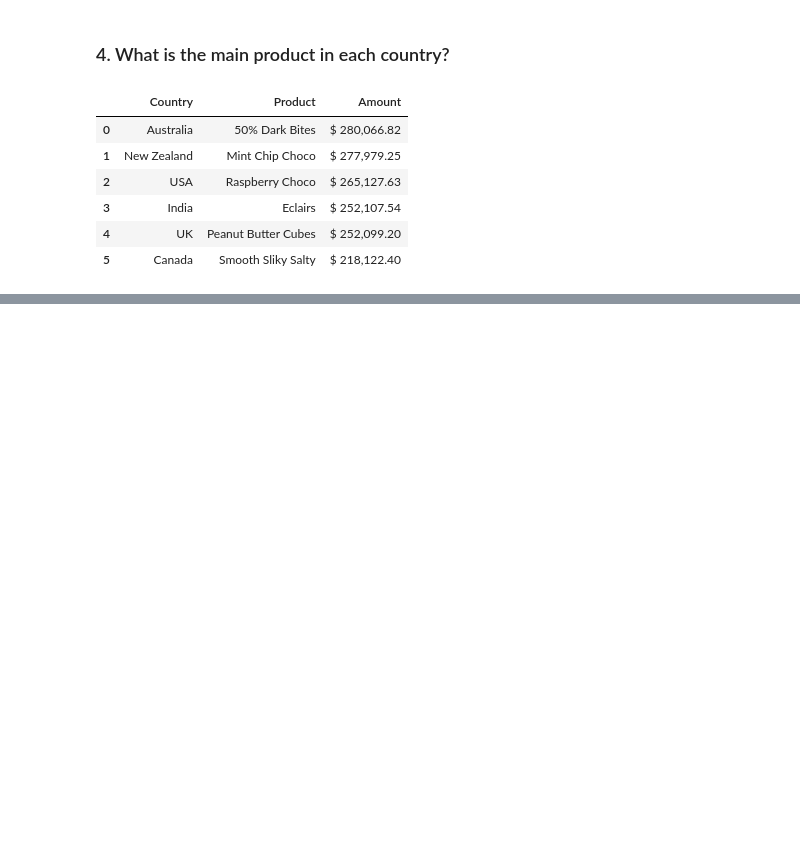
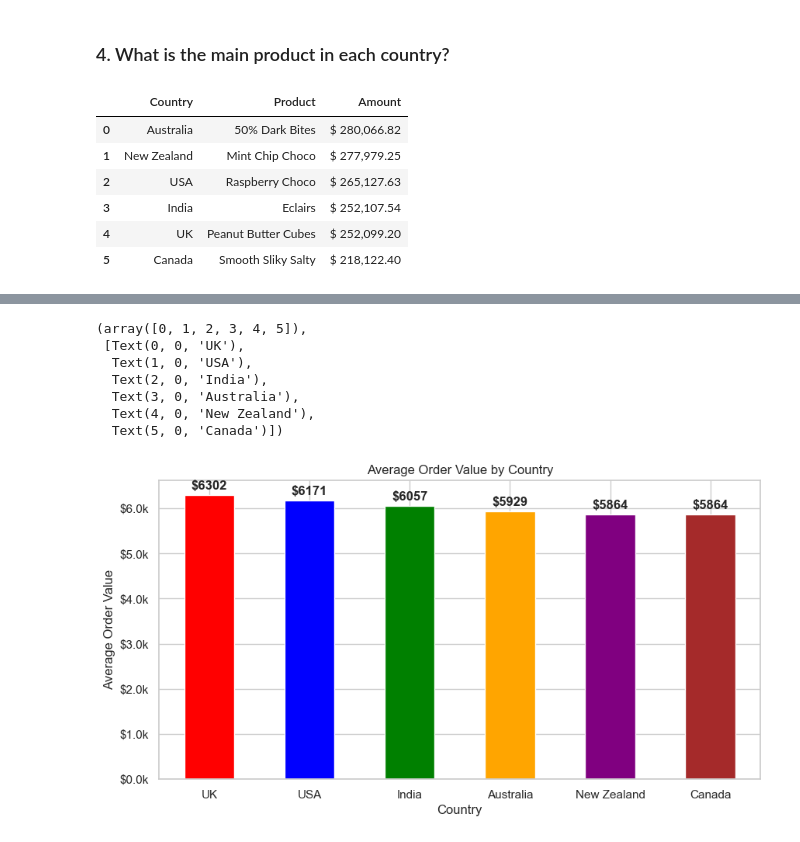
Before and after one commit to anxmarks/Chocolate-Sales, a Jupyter notebook: notebooks/02_visualization.ipynb, the cells around one changed output, grey strips where cells are left out. Saved outputs shown, nothing was run; the diff lists cells and outputs as text; code cells hidden in the pictures; blank space fills up the shorter version.

```diff
--- a/notebooks/02_visualization.ipynb
+++ b/notebooks/02_visualization.ipynb
@@ -253,0 +285,4 @@ main_product_by_country_organized
+# %%
+avg_order_value_by_country = df.groupby('Country')['Amount'].mean().reset_index().sort_values(by='Amount', ascending=False)
+avg_order_value_by_country['Amount'] = avg_order_value_by_country['Amount']
+avg_order_value_by_country.reset_index(drop=True)
@@ -253,0 +297,27 @@ main_product_by_country_organized
+# %%
+ax = avg_order_value_by_country.set_index('Country').plot(
+    y='Amount',
+    kind='bar',
+    color=['red', 'blue', 'green', 'orange', 'purple', 'brown', 'pink', 'olive'],
+    title='Average Order Value by Country',
+    ylabel='Average Order Value',
+    xlabel='Country',
+    figsize=(10, 5),
+    legend=False
+)
+ax.yaxis.set_major_formatter(mtick.FuncFormatter(lambda x, _: f'${x/1e3:.1f}k'))
+
+# add value labels on top of bars
+for container in ax.containers:
+    ax.bar_label(container, fmt='$%.0f', padding=3, fontweight='bold')
+
+plt.xticks(rotation=0)
+# %% [output]
+(array([0, 1, 2, 3, 4, 5]),
+ [Text(0, 0, 'UK'),
+  Text(1, 0, 'USA'),
+  Text(2, 0, 'India'),
+  Text(3, 0, 'Australia'),
+  Text(4, 0, 'New Zealand'),
+  Text(5, 0, 'Canada')])
+[figure, added]
```
Also changed, not shown: parts of 8 cells of this notebook.
